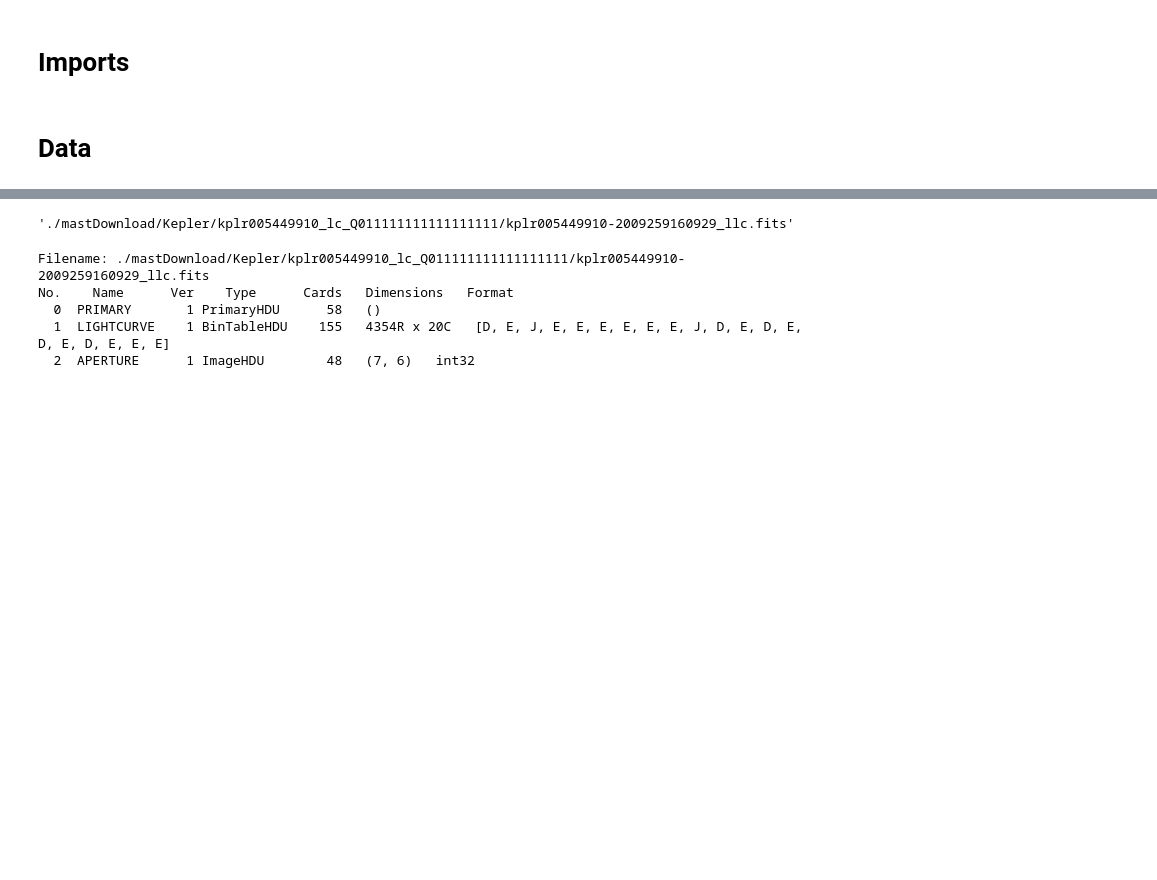
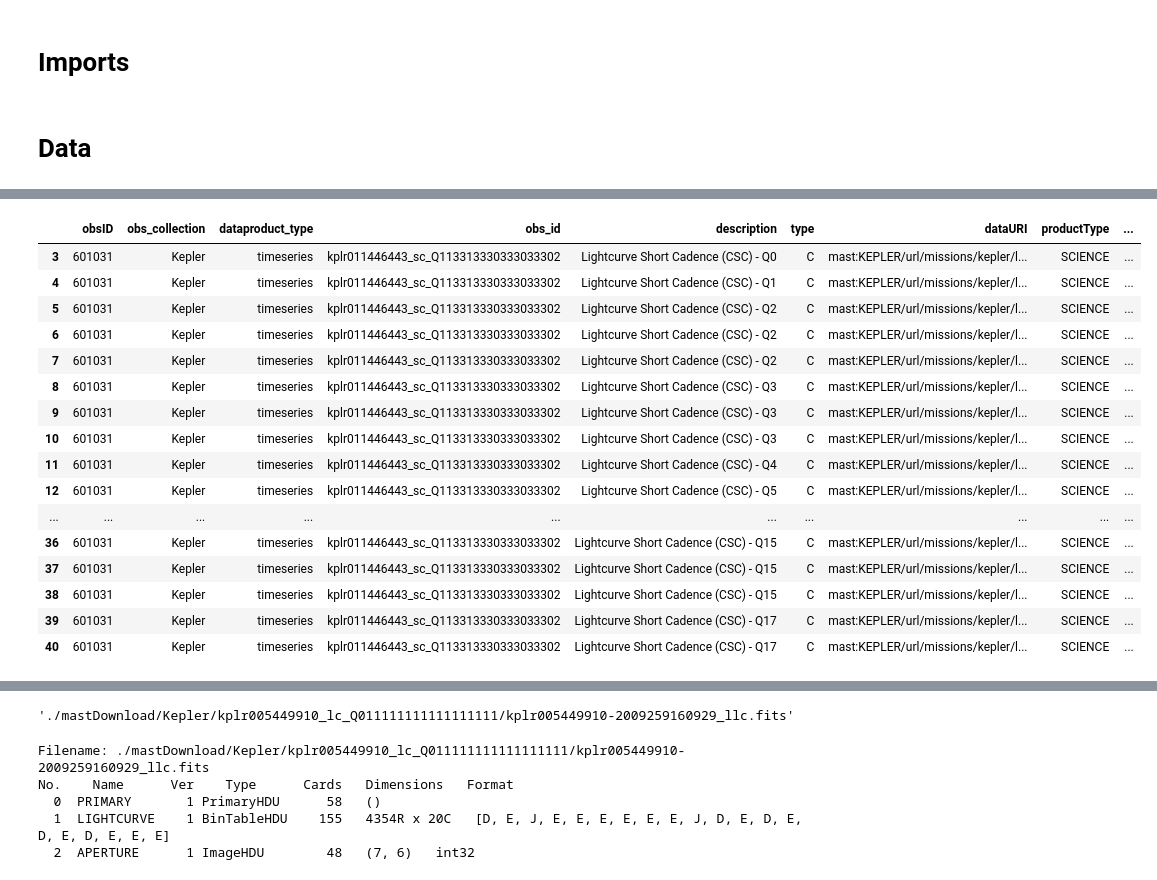
Before and after one commit to Srivardini11/lark, a Jupyter notebook: Kepler_light_curves.ipynb, the cells around one changed output, grey strips where cells are left out. Drawn from its saved outputs; the diff is of its cells as text; code cells hidden in the pictures; blank space fills up the shorter version.

```diff
--- a/Kepler_light_curves.ipynb
+++ b/Kepler_light_curves.ipynb
@@ -34,8 +35,8 @@ sb.set_style('darkgrid')
 # %% [markdown]
 # **Data**
 # %%
-kepler_id = "005449910"
+kepler_id = "011446443"
 kepler_obs= Observations.query_criteria(target_name="kplr" + kepler_id,obs_collection='kepler')
 kepler_product= Observations.get_product_list(kepler_obs[1])
-kepler_filter = Observations.filter_products(kepler_product, mrp_only= False)[4]
-kepler_filter
+kepler_filter = Observations.filter_products(kepler_product, mrp_only= False)
+kepler_filter_df = kepler_filter.to_pandas()
@@ -47,3 +78,29 @@ Row index=4 masked=True
+# %%
+df_fits = kepler_filter_df[0:0]
+for i, row in kepler_filter_df.iterrows():
+  exten = row['productFilename'][-4:]
+  if exten=='fits':
+    df_fits = df_fits.append(row)
+# %%
+df_fits
+# %% [output]
+|  | obsID | obs_collection | dataproduct_type | obs_id | description | type | dataURI | productType | ... |
+| 3 | 601031 | Kepler | timeseries | kplr011446443_sc_Q113313330333033302 | Lightcurve Short Cadence (CSC) - Q0 | C | mast:KEPLER/url/missions/kepler/l... | SCIENCE | ... |
+| 4 | 601031 | Kepler | timeseries | kplr011446443_sc_Q113313330333033302 | Lightcurve Short Cadence (CSC) - Q1 | C | mast:KEPLER/url/missions/kepler/l... | SCIENCE | ... |
+| 5 | 601031 | Kepler | timeseries | kplr011446443_sc_Q113313330333033302 | Lightcurve Short Cadence (CSC) - Q2 | C | mast:KEPLER/url/missions/kepler/l... | SCIENCE | ... |
+| 6 | 601031 | Kepler | timeseries | kplr011446443_sc_Q113313330333033302 | Lightcurve Short Cadence (CSC) - Q2 | C | mast:KEPLER/url/missions/kepler/l... | SCIENCE | ... |
+| 7 | 601031 | Kepler | timeseries | kplr011446443_sc_Q113313330333033302 | Lightcurve Short Cadence (CSC) - Q2 | C | mast:KEPLER/url/missions/kepler/l... | SCIENCE | ... |
+| 8 | 601031 | Kepler | timeseries | kplr011446443_sc_Q113313330333033302 | Lightcurve Short Cadence (CSC) - Q3 | C | mast:KEPLER/url/missions/kepler/l... | SCIENCE | ... |
+| 9 | 601031 | Kepler | timeseries | kplr011446443_sc_Q113313330333033302 | Lightcurve Short Cadence (CSC) - Q3 | C | mast:KEPLER/url/missions/kepler/l... | SCIENCE | ... |
+| 10 | 601031 | Kepler | timeseries | kplr011446443_sc_Q113313330333033302 | Lightcurve Short Cadence (CSC) - Q3 | C | mast:KEPLER/url/missions/kepler/l... | SCIENCE | ... |
+| 11 | 601031 | Kepler | timeseries | kplr011446443_sc_Q113313330333033302 | Lightcurve Short Cadence (CSC) - Q4 | C | mast:KEPLER/url/missions/kepler/l... | SCIENCE | ... |
+| 12 | 601031 | Kepler | timeseries | kplr011446443_sc_Q113313330333033302 | Lightcurve Short Cadence (CSC) - Q5 | C | mast:KEPLER/url/missions/kepler/l... | SCIENCE | ... |
+| ... | ... | ... | ... | ... | ... | ... | ... | ... | ... |
+| 36 | 601031 | Kepler | timeseries | kplr011446443_sc_Q113313330333033302 | Lightcurve Short Cadence (CSC) - Q15 | C | mast:KEPLER/url/missions/kepler/l... | SCIENCE | ... |
+| 37 | 601031 | Kepler | timeseries | kplr011446443_sc_Q113313330333033302 | Lightcurve Short Cadence (CSC) - Q15 | C | mast:KEPLER/url/missions/kepler/l... | SCIENCE | ... |
+| 38 | 601031 | Kepler | timeseries | kplr011446443_sc_Q113313330333033302 | Lightcurve Short Cadence (CSC) - Q15 | C | mast:KEPLER/url/missions/kepler/l... | SCIENCE | ... |
+| 39 | 601031 | Kepler | timeseries | kplr011446443_sc_Q113313330333033302 | Lightcurve Short Cadence (CSC) - Q17 | C | mast:KEPLER/url/missions/kepler/l... | SCIENCE | ... |
+| 40 | 601031 | Kepler | timeseries | kplr011446443_sc_Q113313330333033302 | Lightcurve Short Cadence (CSC) - Q17 | C | mast:KEPLER/url/missions/kepler/l... | SCIENCE | ... |
 # %%
 df = Observations.download_products(kepler_filter, mrp_only=False, cache= False)
 df
```
Also changed, not shown: parts of 6 cells of this notebook.
